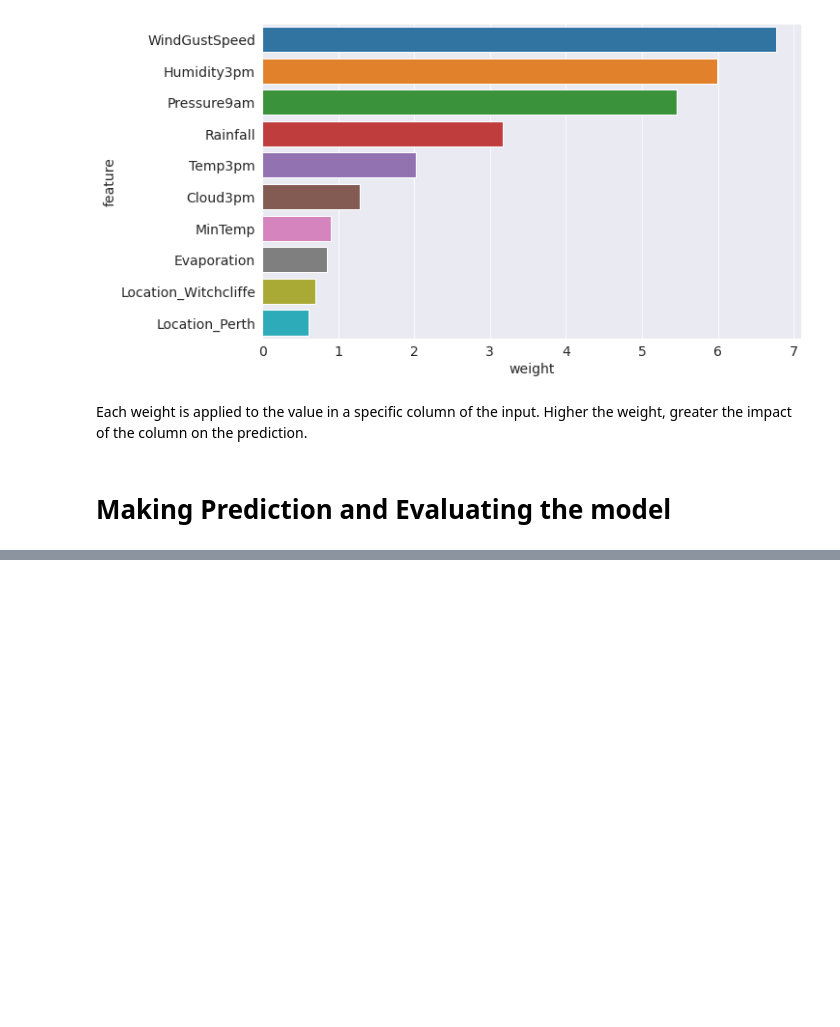
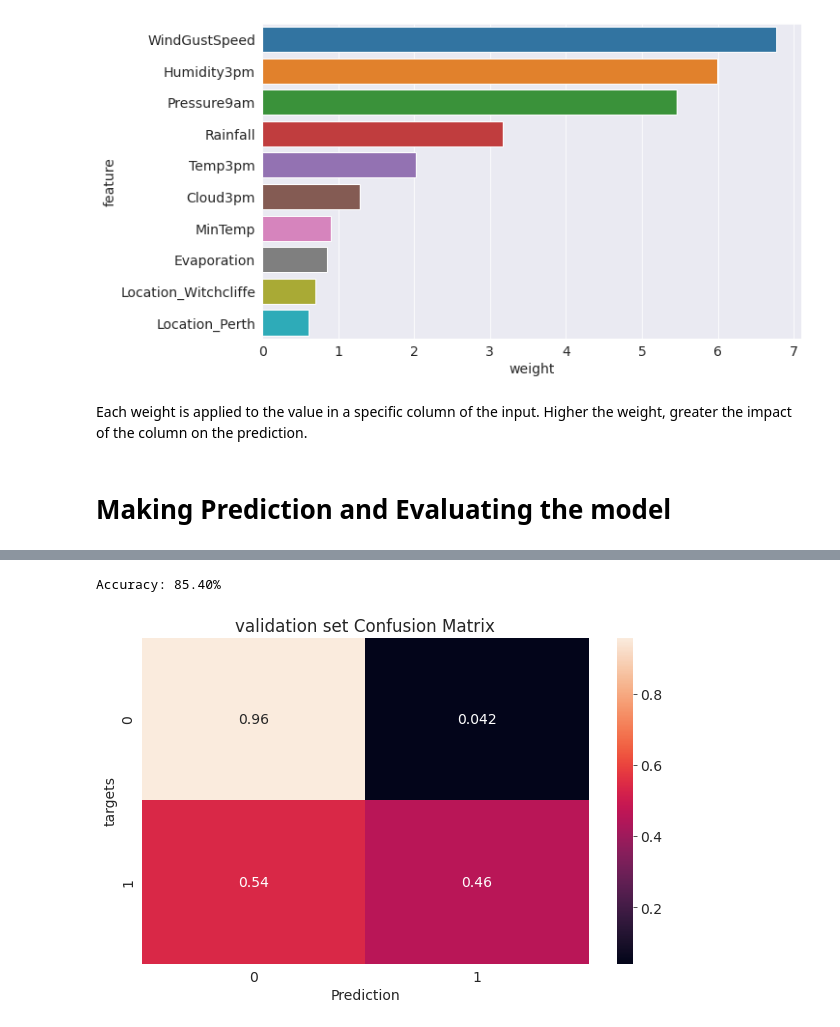
Before and after one commit to Kaushik896/Project_Logistic_Regression_Ranom_Forest, a Jupyter notebook: Logistic_Regression.ipynb, the cells around one changed output, grey strips where cells are left out. Saved outputs shown, nothing was run; the diff lists cells and outputs as text; code cells hidden in the pictures; blank space fills up the shorter version.

```diff
--- a/Logistic_Regression.ipynb
+++ b/Logistic_Regression.ipynb
@@ -301,0 +357,5 @@ Each weight is applied to the value in a specific column of the input. Higher th
+# %%
+val_preds = predict_plot(x_val, val_targets, 'validation set')
+# %% [output]
+Accuracy: 85.40%
+[figure, added]
```
Also changed, not shown: parts of 23 cells of this notebook.
